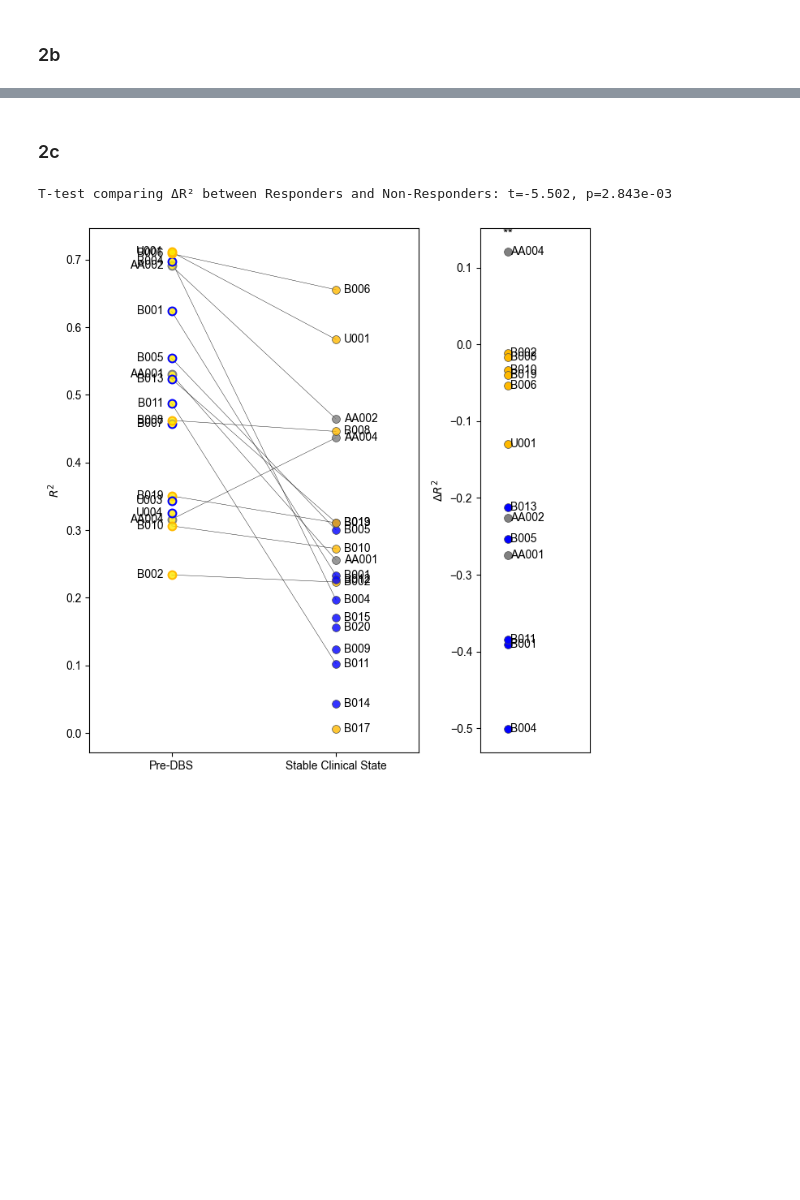
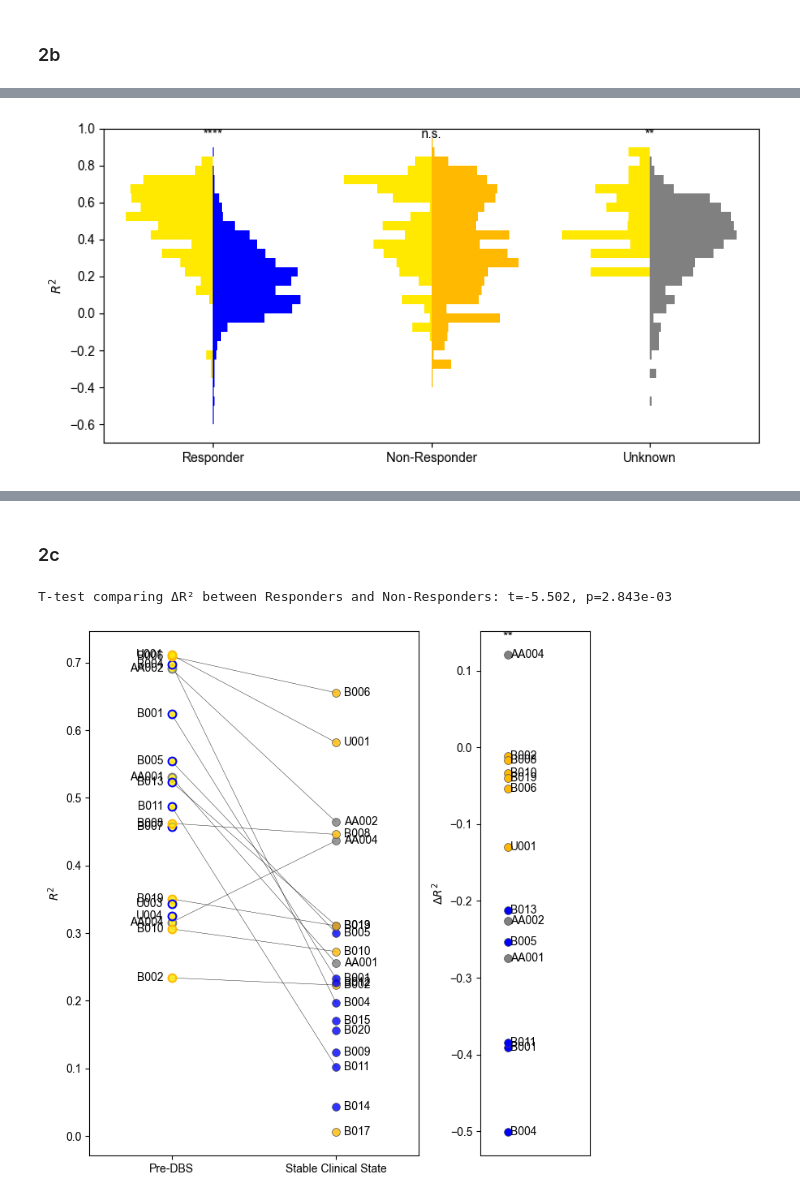
Before and after one commit to ProvenzaLab/PerceptPredictability, a Jupyter notebook: process_data.ipynb, the cells around one changed output, grey strips where cells are left out. Cells and saved outputs as stored; diff of their text form; code cells hidden in the pictures; blank space fills up the shorter version.

```diff
--- a/process_data.ipynb
+++ b/process_data.ipynb
@@ -612,0 +601,86 @@ plt.show()
+# %%
+feature = 'lfp_left_OvER_interpolate_R2'
+fig, ax = plt.subplots(figsize=(8, 4))
+min_val, max_val = df[feature].min(), df[feature].max()
+bin_start = np.floor(min_val * 10) / 10
+bin_end = np.ceil(max_val * 10) / 10
+bin_width = 0.05
+bins = np.arange(bin_start, bin_end + bin_width, bin_width)
+
+pooled_results_dict = {'response_status': []}
+for corr in ['raw', 'neff']:
+    for m in ['n1', 'n2', 'dof', 't_stat', 'p_val', 'ci', 'hedges_g', 'hedges_g_ci']:
+        pooled_results_dict[f'{m}_{corr}'] = []
+
+for i, response_status in enumerate(['Responder', 'Non-Responder', 'Unknown']):
+    plot_df = df.query('response_status == @response_status')
+    plot_df_daily = plot_df.dropna(subset=[feature]).groupby(['pt_id', 'days_since_dbs']).first().reset_index()
+    predbs_vals = plot_df_daily.query('state_label_str == "Pre-DBS"')[feature]
+    predbs_weights = []
+    neff_predbs_total = 0.0
+    for pt_id, pt_df in plot_df_daily.groupby('pt_id'):
+        pt_predbs = pt_df.query('state_label_str == "Pre-DBS"')
+        num_predbs = pt_predbs[feature].shape[0]
+        if num_predbs > 0:
+            predbs_weights.extend([1 / num_predbs] * num_predbs)
+            if num_predbs > 1:
+                neff_predbs_total += compute_neff(pt_predbs['days_since_dbs'].values, pt_predbs[feature].values)
+            else:
+                neff_predbs_total += num_predbs
+    postdbs_vals = plot_df_daily.query('state_label_str == @response_status')[feature]
+    postdbs_weights = []
+    neff_postdbs_total = 0.0
+    for pt_id, pt_df in plot_df_daily.groupby('pt_id'):
+        pt_postdbs = pt_df.query('state_label_str == @response_status')
+        num_postdbs = pt_postdbs[feature].shape[0]
+        if num_postdbs > 0:
+            postdbs_weights.extend([1 / num_postdbs] * num_postdbs)
+            if num_postdbs > 1:
+                neff_postdbs_total += compute_neff(pt_postdbs['days_since_dbs'].values, pt_postdbs[feature].values)
+            else:
+                neff_postdbs_total += num_postdbs
+
+    counts_predbs, _ = np.histogram(predbs_vals, bins=bins, density=True, weights=predbs_weights)
+    counts_predbs /= counts_predbs.max() * 2.5
+    counts_postdbs, _ = np.histogram(postdbs_vals, bins=bins, density=True, weights=postdbs_weights)
+    counts_postdbs /= counts_postdbs.max() * 2.5
+
+    ax.barh(bins[:-1], -counts_predbs, height=bin_width, align='edge', left=i,
+            color=COL_PAL['Pre-DBS'], edgecolor=None)
+    ax.barh(bins[:-1], counts_postdbs, height=bin_width, align='edge', left=i,
+            color=COL_PAL[response_status], edgecolor=None)
+
+    # statistical tests
+    if len(predbs_vals) > 1 and len(postdbs_vals) > 1 and not predbs_vals.isna().all() and not postdbs_vals.isna().all():
+        n1_raw, n2_raw = len(predbs_vals), len(postdbs_vals)
+        raw_stats = welch_stats_with_effect_size(predbs_vals.values, postdbs_vals.values, n1_raw, n2_raw)
+        if neff_predbs_total > 1 and neff_postdbs_total > 1:
+            neff_stats = welch_stats_with_effect_size(predbs_vals.values, postdbs_vals.values, neff_predbs_total, neff_postdbs_total)
+        else:
+            neff_stats = dict(_NAN_STATS)
+        ax.text(i, bins[-1], get_asterisk_str(neff_stats['p_val']), ha='center', va='top')
+    else:
+        raw_stats = dict(_NAN_STATS)
+        neff_stats = dict(_NAN_STATS)
+
+    pooled_results_dict['response_status'].append(response_status)
+    for corr, stat_dict in [('raw', raw_stats), ('neff', neff_stats)]:
+        for m in ['n1', 'n2', 'dof', 't_stat', 'p_val', 'ci', 'hedges_g', 'hedges_g_ci']:
+            pooled_results_dict[f'{m}_{corr}'].append(stat_dict[m])
+
+ax.set(
+    xlim=(-0.5, 2.5),
+    ylim=(bin_start, bin_end),
+    ylabel=r'$R^2$',
+    xticks=np.arange(3),
+    xticklabels=['Responder', 'Non-Responder', 'Unknown'],
+)
+
+fig.tight_layout()
+plt.show()
+
+pooled_df = pd.DataFrame(pooled_results_dict)
+pooled_df.to_excel('pooled_stats.xlsx', index=False)
+pooled_df
+# %% [output]
+[figure, added]
```
Also changed, not shown: parts of 4 cells of this notebook, 1 other file.
